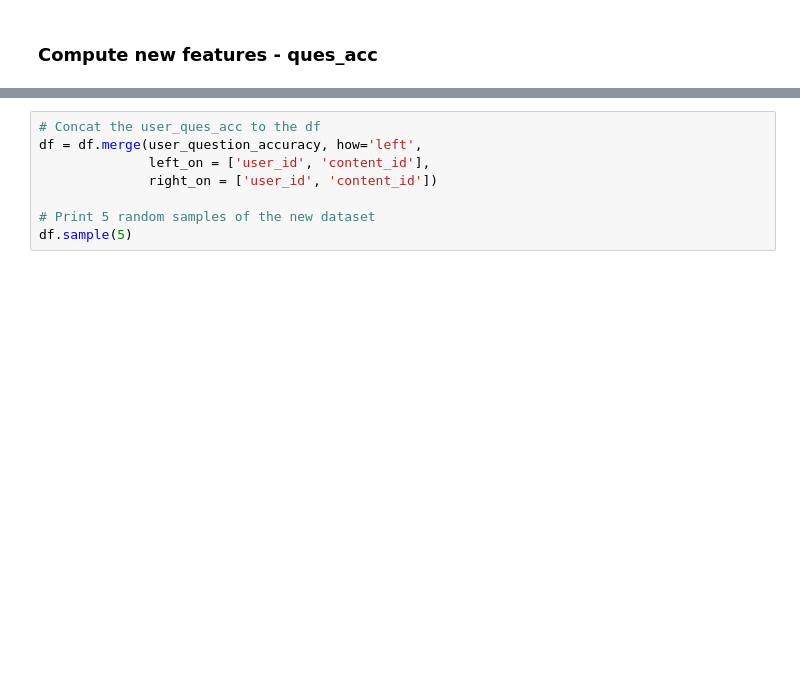
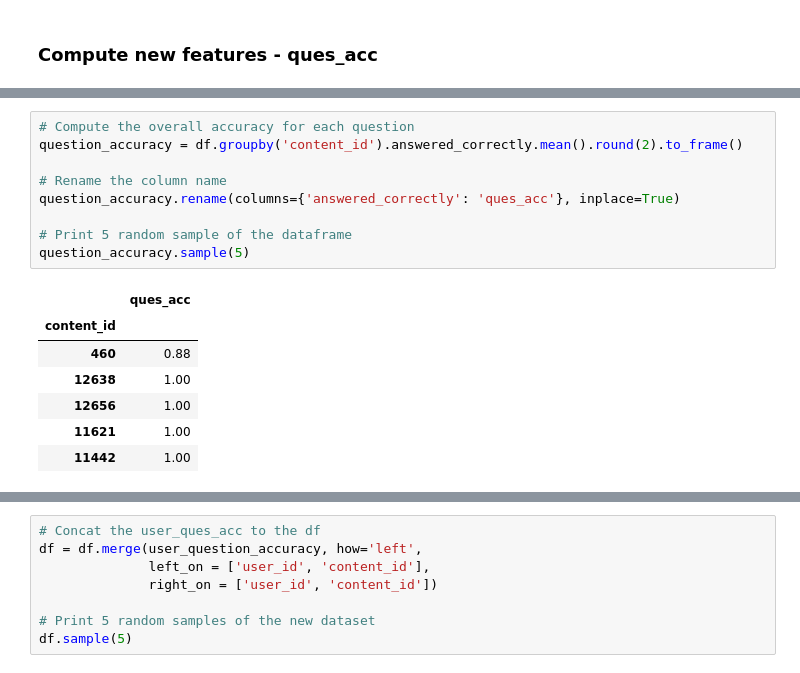
Before and after one commit to Yongliang-Shi/riiid_answer_correctness_prediction, a Jupyter notebook: explore_user_history_in_test_dataset.ipynb, the cells around one changed output, grey strips where cells are left out. Drawn from its saved outputs; the diff is of its cells as text; blank space fills up the shorter version.

```diff
--- a/explore_user_history_in_test_dataset.ipynb
+++ b/explore_user_history_in_test_dataset.ipynb
@@ -456,0 +449,17 @@ ques_acc = df.groupby()
+# %%
+# Compute the overall accuracy for each question
+question_accuracy = df.groupby('content_id').answered_correctly.mean().round(2).to_frame()
+
+# Rename the column name
+question_accuracy.rename(columns={'answered_correctly': 'ques_acc'}, inplace=True)
+
+# Print 5 random sample of the dataframe
+question_accuracy.sample(5)
+# %% [output]
+|  | ques_acc |
+| content_id |  |
+| 460 | 0.88 |
+| 12638 | 1.00 |
+| 12656 | 1.00 |
+| 11621 | 1.00 |
+| 11442 | 1.00 |
```
Also changed, not shown: parts of 6 cells of this notebook.
